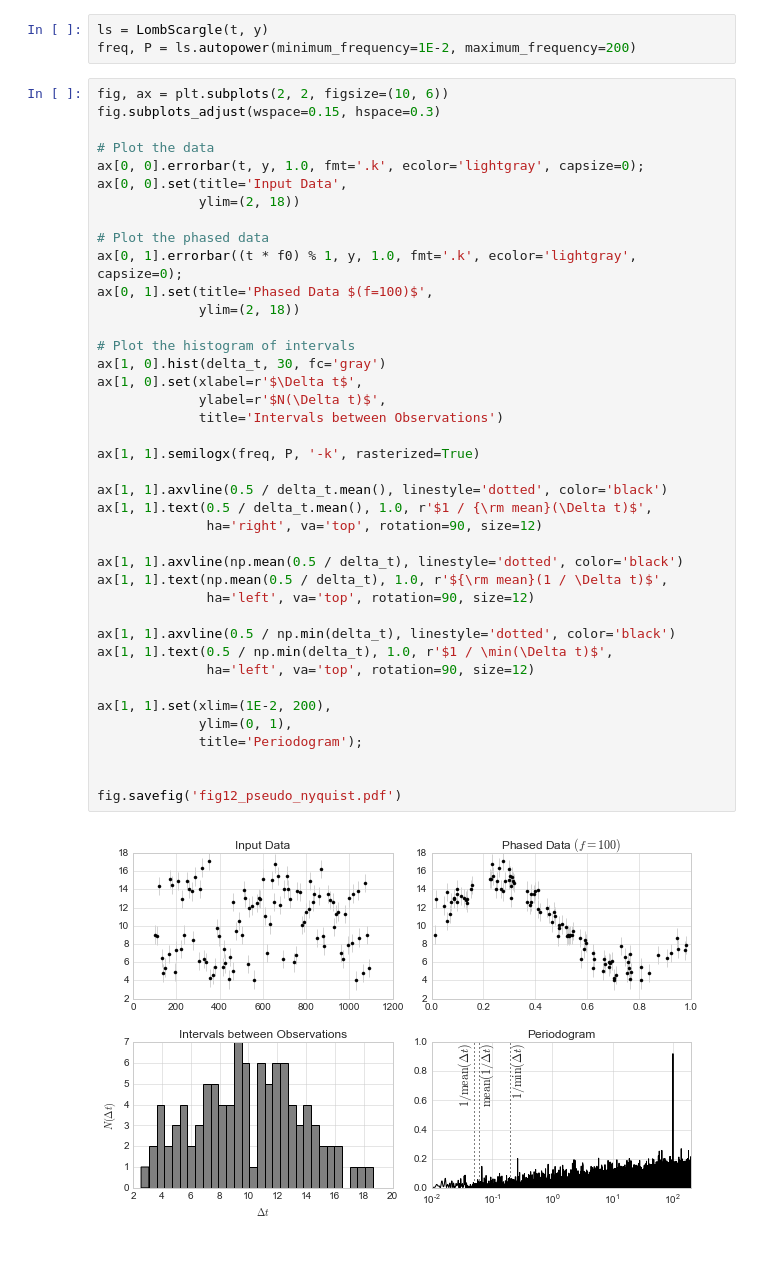
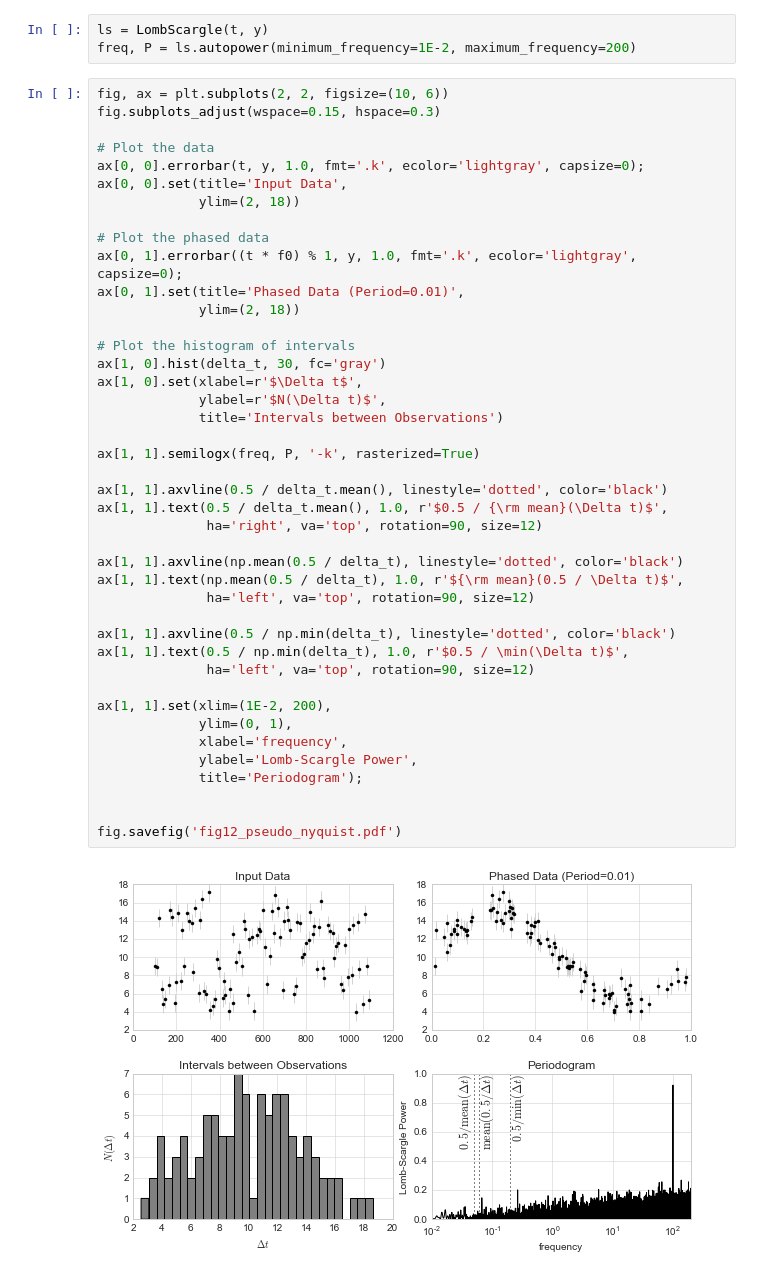
Before and after one commit to jakevdp/PracticalLombScargle, a Jupyter notebook: figures/PseudoNyquist.ipynb, the cells around one changed output. Cells and saved outputs as stored; diff of their text form.

```diff
--- a/figures/PseudoNyquist.ipynb
+++ b/figures/PseudoNyquist.ipynb
@@ -43,35 +78,37 @@ ax[0, 0].set(title='Input Data',
              ylim=(2, 18))
 
 # Plot the phased data
 ax[0, 1].errorbar((t * f0) % 1, y, 1.0, fmt='.k', ecolor='lightgray', capsize=0);
-ax[0, 1].set(title='Phased Data $(f=100)$',
+ax[0, 1].set(title='Phased Data (Period=0.01)',
              ylim=(2, 18))
 
 # Plot the histogram of intervals
 ax[1, 0].hist(delta_t, 30, fc='gray')
 ax[1, 0].set(xlabel=r'$\Delta t$',
              ylabel=r'$N(\Delta t)$',
              title='Intervals between Observations')
 
 ax[1, 1].semilogx(freq, P, '-k', rasterized=True)
 
 ax[1, 1].axvline(0.5 / delta_t.mean(), linestyle='dotted', color='black')
-ax[1, 1].text(0.5 / delta_t.mean(), 1.0, r'$1 / {\rm mean}(\Delta t)$',
+ax[1, 1].text(0.5 / delta_t.mean(), 1.0, r'$0.5 / {\rm mean}(\Delta t)$',
               ha='right', va='top', rotation=90, size=12)
 
 ax[1, 1].axvline(np.mean(0.5 / delta_t), linestyle='dotted', color='black')
-ax[1, 1].text(np.mean(0.5 / delta_t), 1.0, r'${\rm mean}(1 / \Delta t)$',
+ax[1, 1].text(np.mean(0.5 / delta_t), 1.0, r'${\rm mean}(0.5 / \Delta t)$',
               ha='left', va='top', rotation=90, size=12)
 
 ax[1, 1].axvline(0.5 / np.min(delta_t), linestyle='dotted', color='black')
-ax[1, 1].text(0.5 / np.min(delta_t), 1.0, r'$1 / \min(\Delta t)$',
+ax[1, 1].text(0.5 / np.min(delta_t), 1.0, r'$0.5 / \min(\Delta t)$',
               ha='left', va='top', rotation=90, size=12)
 
 ax[1, 1].set(xlim=(1E-2, 200),
              ylim=(0, 1),
+             xlabel='frequency',
+             ylabel='Lomb-Scargle Power',
              title='Periodogram');
 
 
 fig.savefig('fig12_pseudo_nyquist.pdf')
 # %% [output]
-[figure, old version]
+[figure, new version]
```
Also changed, not shown: parts of 12 cells of this notebook, 3 other files.
